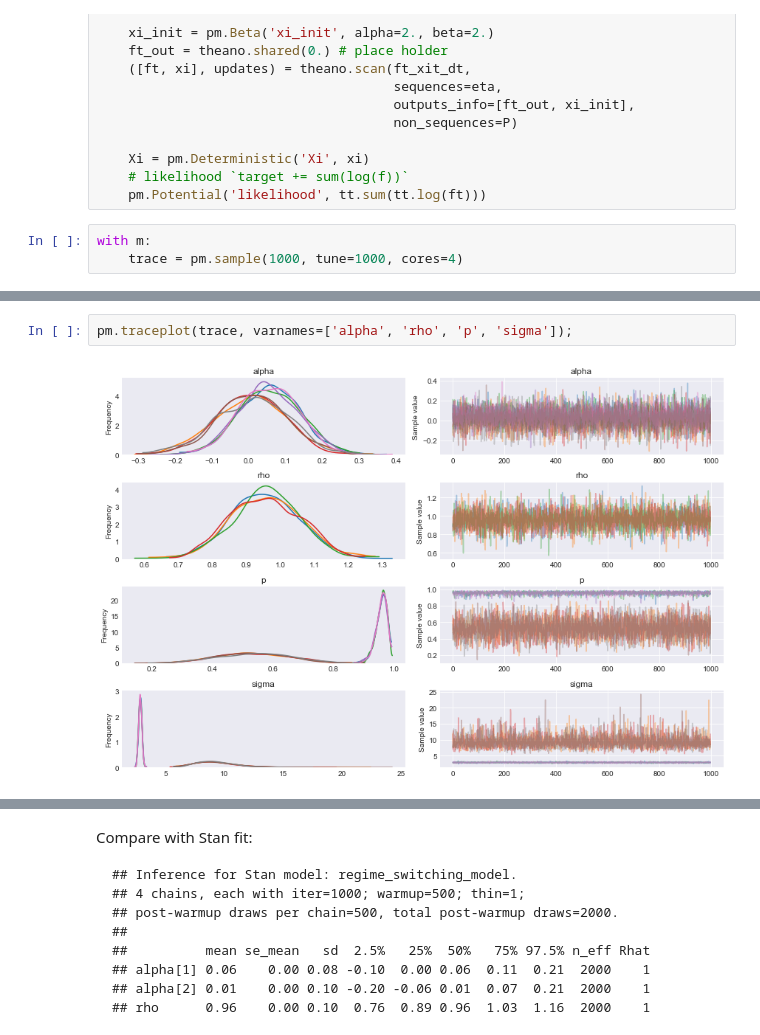
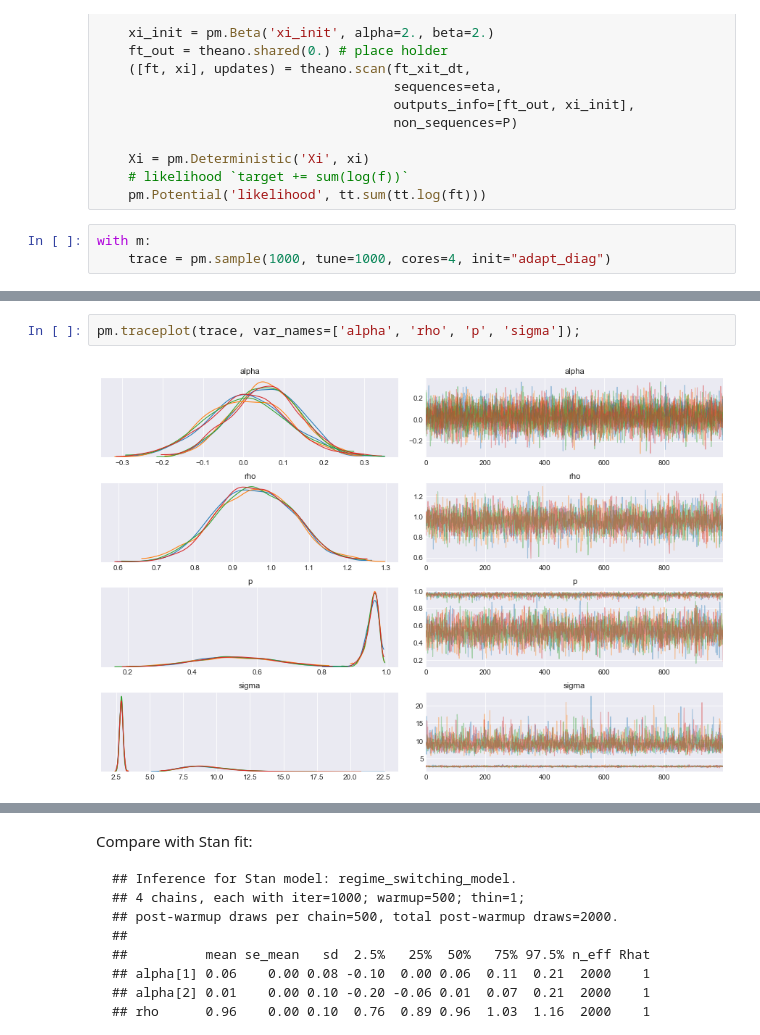
Before and after one commit to junpenglao/Planet_Sakaar_Data_Science, a Jupyter notebook: Ports/Regime-switching models in PyMC3.ipynb, the cells around one changed output, grey strips where cells are left out. Saved outputs shown, nothing was run; the diff lists cells and outputs as text.

```diff
--- a/Ports/Regime-switching models in PyMC3.ipynb
+++ b/Ports/Regime-switching models in PyMC3.ipynb
@@ -125,6 +126,6 @@ with pm.Model() as m:
     pm.Potential('likelihood', tt.sum(tt.log(ft)))
 # %%
 with m:
-    trace = pm.sample(1000, tune=1000, cores=4)
+    trace = pm.sample(1000, tune=1000, cores=4, init="adapt_diag")
 # %% [output]
 Auto-assigning NUTS sampler...
@@ -134,5 +136,5 @@ NUTS: [xi_init, rho, y_init, sigma, alpha, p]
 # %%
-pm.traceplot(trace, varnames=['alpha', 'rho', 'p', 'sigma']);
+pm.traceplot(trace, var_names=['alpha', 'rho', 'p', 'sigma']);
 # %% [output]
-[figure, old version]
+[figure, new version]
 # %%
```
Also changed, not shown: parts of 7 cells of this notebook.
